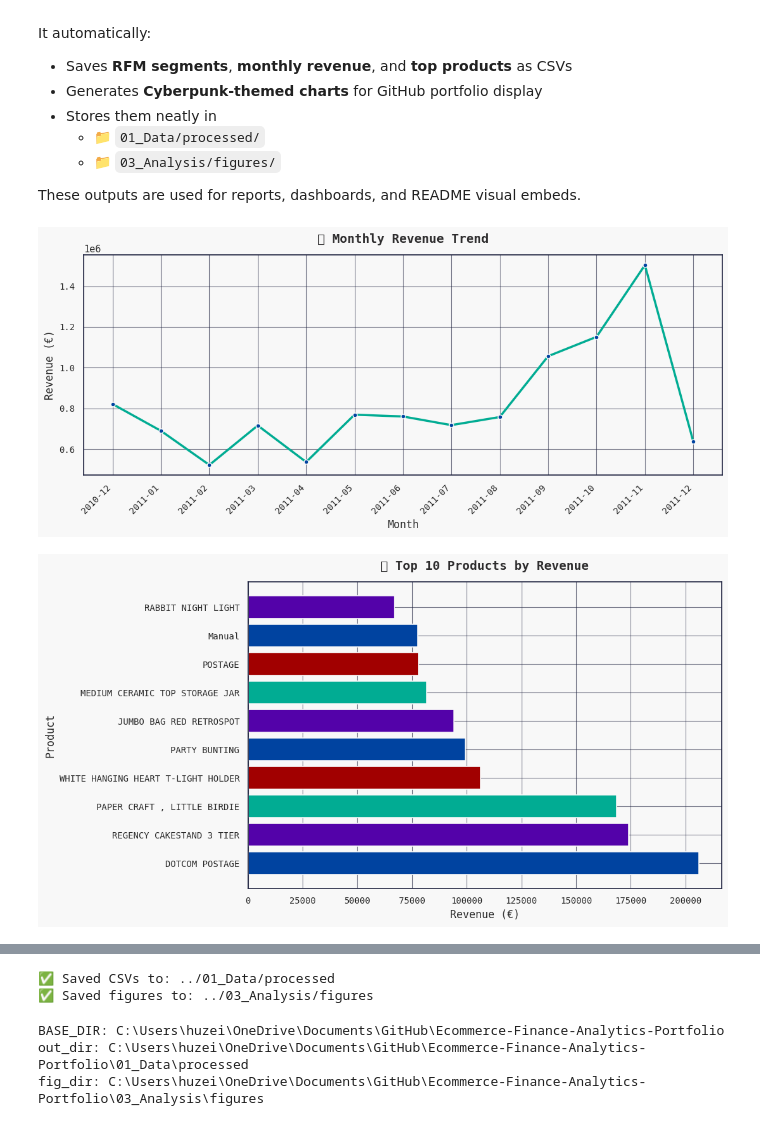
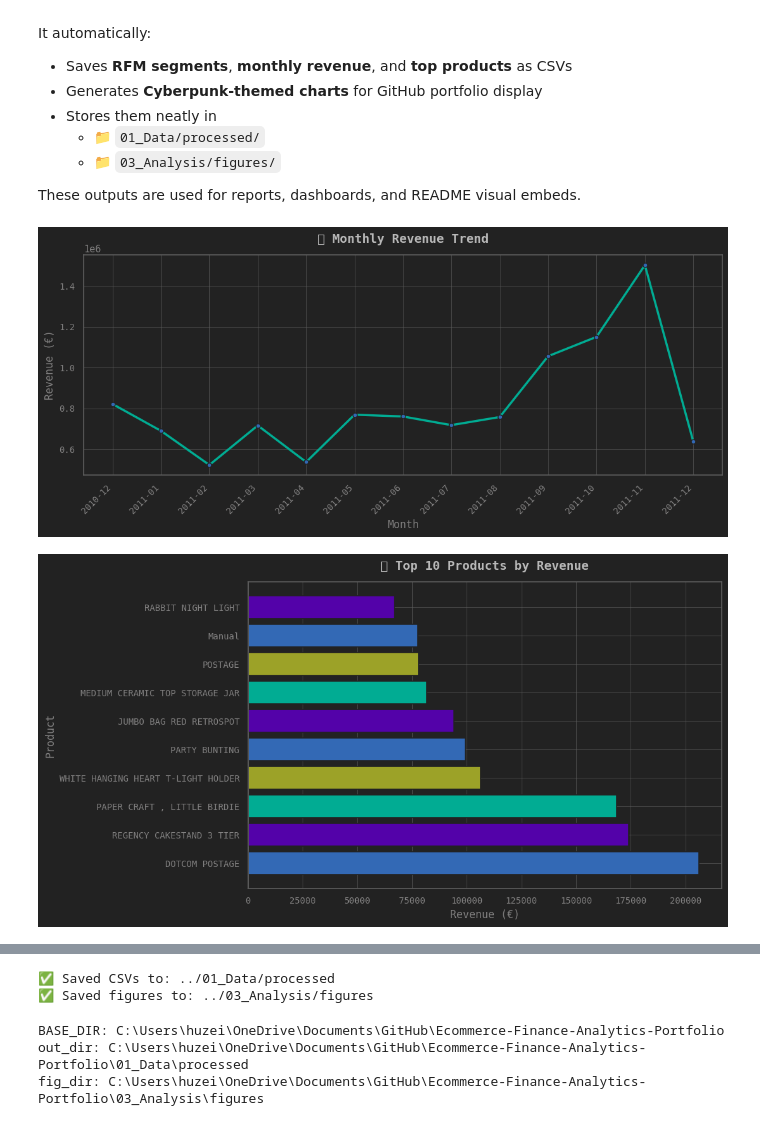
Before and after one commit to HuzeifKhan/Ecommerce-Finance-Analytics-Portfolio, a Jupyter notebook: 03_Analysis/ecommerce_analysis.ipynb, the cells around one changed output, grey strips where cells are left out. Saved outputs shown, nothing was run; the diff lists cells and outputs as text; code cells hidden in the pictures.

Commit message:
chart color change

```diff
--- a/03_Analysis/ecommerce_analysis.ipynb
+++ b/03_Analysis/ecommerce_analysis.ipynb
@@ -478,13 +478,13 @@ top_products.to_csv(os.path.join(out_dir, "top_products.csv"), index=False)
 # =========================
 plt.style.use('dark_background')
 
-BG      = "#F8F8F8"   # deep navy background
-GRID    = "#1F2340"   # subtle grid
-AX      = "#2A2A2A"   # axis/label text color
-TITLE   = "#2E2D2E"   # magenta title
+BG      = "#222222"   # deep navy background
+GRID    = "#5E5E5E"   # subtle grid
+AX      = "#818080"   # axis/label text color
+TITLE   = "#B8B8B8"   # magenta title
 CYAN    = "#01AC93FF"
-PINK    = "#0043A0FF"
-ORANGE  = "#A10000FF"
+PINK    = "#3369B5FF"
+ORANGE  = "#9CA228FF"
 PURPLE  = "#5302A9FF"
 
 NEON_PALETTE = [PURPLE, PINK, ORANGE, CYAN]
@@ -537,32 +537,32 @@ ax.set_xlabel('Revenue (€)', color=AX)
 ax.set_ylabel('Product', color=AX)
 ax.invert_yaxis()  # highest at top
 plt.tight_layout()
 plt.savefig(os.path.join(fig_dir, "top_products.png"), dpi=150, facecolor=BG)
 plt.show()
 
 # =========================
 # 3) RFM Segments (Full Pie)
 # =========================
 fig, ax = plt.subplots(figsize=(6.5,6.5), facecolor=BG)
 ax.set_facecolor(BG)
 
 wedges, texts, autotexts = ax.pie(
     segment_summary['Customers'],
     labels=segment_summary['Segment'],
     autopct='%1.1f%%',
     startangle=120,
     colors=NEON_PALETTE,
     textprops={'color':'white', 'fontsize':10},
     wedgeprops=dict(edgecolor="#121232", linewidth=1.2)
 )
 
 ax.set_title('🧠 Customer Segmentation (RFM)', color=TITLE, fontsize=14, fontweight='bold', pad=18)
 plt.tight_layout()
 plt.savefig(os.path.join(fig_dir, "rfm_segments.png"), dpi=150, facecolor=BG)
 plt.show()
 
 print("✅ Saved CSVs to:", out_dir)
 print("✅ Saved figures to:", fig_dir)
 # %% [output]
-[figure, old version]
+[figure, new version]
-[figure, old version]
+[figure, new version]
```
Also changed, not shown: parts of 1 cell of this notebook, 4 other files.
